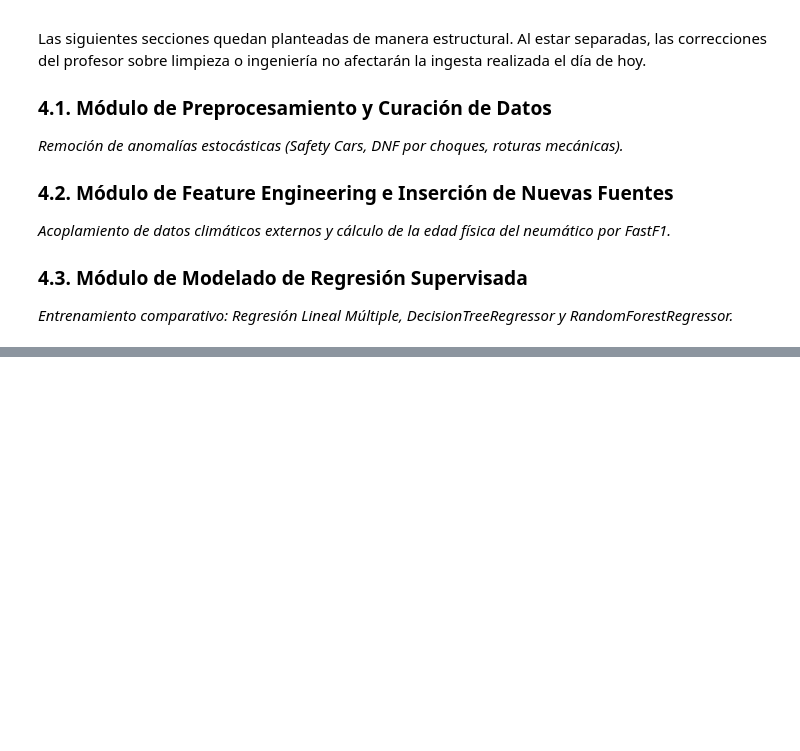
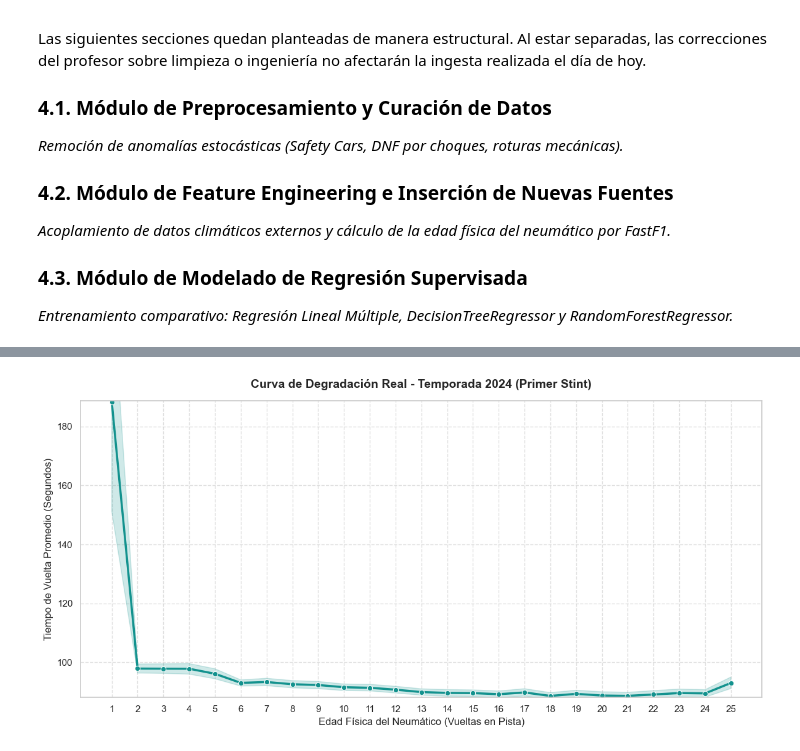
Before and after one commit to G1Martoz/f1-pit-predictor, a Jupyter notebook: Notebooks/1.0-mo-descripcion-origen-dataset.ipynb, the cells around one changed output, grey strips where cells are left out. Drawn from its saved outputs; the diff is of its cells as text; code cells hidden in the pictures; blank space fills up the shorter version.

Commit message:
Primer Grafico Interpretando el graning

```diff
--- a/Notebooks/1.0-mo-descripcion-origen-dataset.ipynb
+++ b/Notebooks/1.0-mo-descripcion-origen-dataset.ipynb
@@ -118,0 +213,15 @@ Las siguientes secciones quedan planteadas de manera estructural. Al estar separ
+# %%
+# ==============================================================================
+# 4.2 SUBTAREA: CÁLCULO MATEMÁTICO DEL DESGASTE ACUMULADO (EDAD DE LA GOMA)
+# ==============================================================================
+
+# 1. Creamos una bandera binaria (1 si el piloto entró a boxes en la vuelta anterior, 0 si no)
+# Esto nos avisa matemáticamente cuándo cambia el set de neumáticos
+df_curado['pit_stop_in_lap'] = df_curado['stop'].notna().astype(int)
+df_curado['stint_id'] = df_curado.groupby(['raceId', 'driverId'])['pit_stop_in_lap'].shift(1).fillna(0).cumsum()
+
+# 2. Calculamos la vuelta relativa dentro de cada stint (Edad física acumulada vuelta a vuelta)
+df_curado['tyre_age_laps'] = df_curado.groupby(['raceId', 'driverId', 'stint_id']).cumcount() + 1
+
+print("✓ Ingeniería de Variables: Columna 'tyre_age_laps' (Desgaste acumulado) calculada con éxito.")
+df_curado[['driver_name', 'lap', 'stop', 'tyre_age_laps']].head(15)
@@ -118,0 +330,48 @@ Las siguientes secciones quedan planteadas de manera estructural. Al estar separ
+# %%
+import matplotlib.pyplot as plt
+import seaborn as sns
+import numpy as np
+
+# Setear un estilo prolijo para los gráficos
+sns.set_theme(style="whitegrid")
+plt.figure(figsize=(12, 6))
+
+# Filtramos un rango lógico de vueltas para evitar ruido de stints estirados al extremo
+df_grafico = df_analisis_stint1[df_analisis_stint1['tyre_age_laps'] <= 25].copy()
+
+# En Kaggle, los tiempos suelen venir en milisegundos en la columna 'milliseconds'
+# (o 'milliseconds_x' si el merge duplicó nombres). Ajustalo según tu columna exacta:
+columna_tiempo = 'milliseconds_x' if 'milliseconds_x' in df_grafico.columns else 'milliseconds'
+
+# Convertimos a segundos para que el eje Y sea legible y humano (ej: 84.5 segundos)
+df_grafico['lap_time_secs'] = df_grafico[columna_tiempo] / 1000.0
+
+# Graficamos la tendencia de degradación real con su intervalo de confianza
+sns.lineplot(
+    data=df_grafico,
+    x='tyre_age_laps',
+    y='lap_time_secs',
+    marker='o',
+    color='#13928e', # Un color verde/turquesa estilo telemetría de F1
+    linewidth=2.5,
+    errorbar=('ci', 95) # Banda sombreada que muestra la variabilidad entre circuitos/pilotos
+)
+
+# Estética y etiquetas profesionales
+plt.title('Curva de Degradación Real - Temporada 2024 (Primer Stint)', fontsize=14, fontweight='bold', pad=15)
+plt.xlabel('Edad Física del Neumático (Vueltas en Pista)', fontsize=12)
+plt.ylabel('Tiempo de Vuelta Promedio (Segundos)', fontsize=12)
+
+# Ajustamos los límites del eje Y dinámicamente para hacer zoom en la pérdida de rendimiento
+y_min = df_grafico.groupby('tyre_age_laps')['lap_time_secs'].mean().min() - 0.5
+y_max = df_grafico.groupby('tyre_age_laps')['lap_time_secs'].mean().max() + 0.5
+plt.ylim(y_min, y_max)
+
+plt.xticks(range(1, 26))
+plt.grid(True, linestyle='--', alpha=0.6)
+
+# Mostrar gráfico
+plt.tight_layout()
+plt.show()
+# %% [output]
+[figure, added]
```
Also changed, not shown: parts of 12 cells of this notebook, 2 other files.
